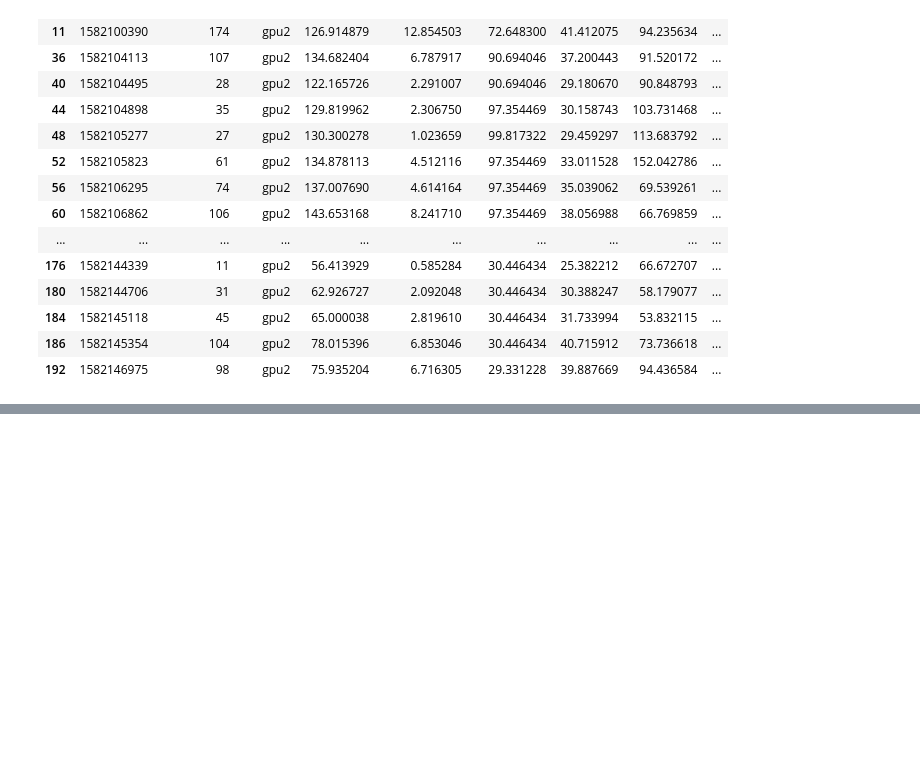
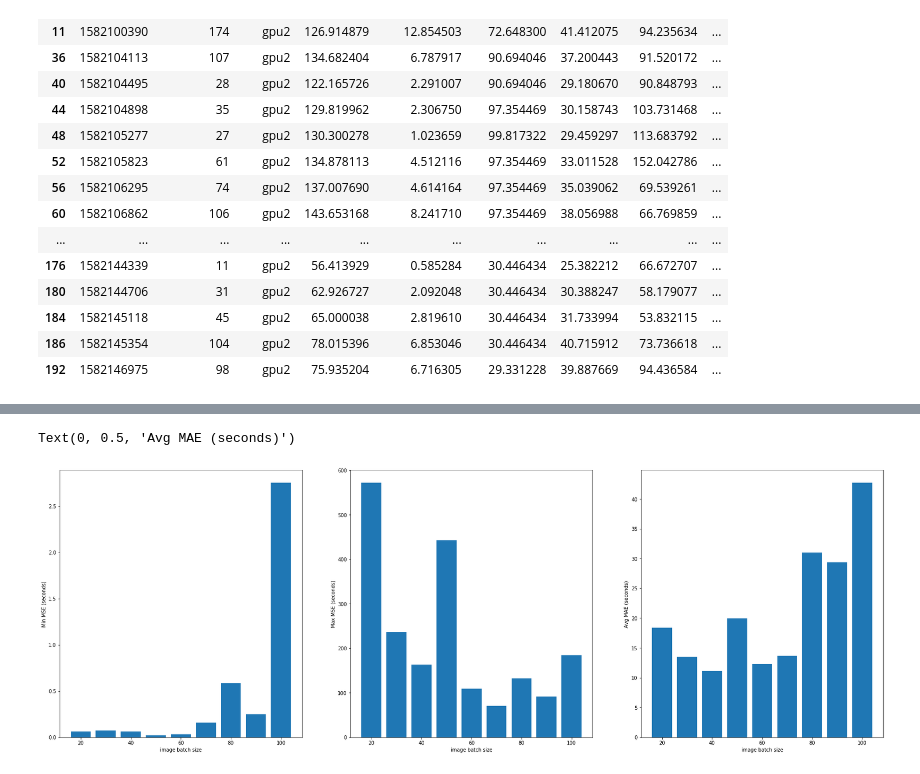
Before and after one commit to Heronalps/STOIC, a Jupyter notebook: jupyter/Scheduling Analysis.ipynb, the cells around one changed output, grey strips where cells are left out. Saved outputs shown, nothing was run; the diff lists cells and outputs as text; code cells hidden in the pictures; blank space fills up the shorter version.

```diff
--- a/jupyter/Scheduling Analysis.ipynb
+++ b/jupyter/Scheduling Analysis.ipynb
@@ -329,0 +769,24 @@ df_gpu2
+# %%
+fig= plt.figure(figsize=[30, 10])
+x = np.arange(9)
+
+ax1 = fig.add_subplot(131)
+ax1.bar(x, mae_min_arr)
+ax1.set_xticklabels(['0', '20', '40', '60', '80', '100', '120', '140', '160', '180'])
+ax1.set_xlabel("image batch size")
+ax1.set_ylabel("Min MSE (seconds)")
+
+ax2 = fig.add_subplot(132)
+ax2.bar(x, mae_max_arr)
+ax2.set_xticklabels(['0', '20', '40', '60', '80', '100', '120', '140', '160', '180'])
+ax2.set_xlabel("image batch size")
+ax2.set_ylabel("Max MSE (seconds)")
+
+ax3 = fig.add_subplot(133)
+ax3.bar(x, mae_avg_arr)
+ax3.set_xticklabels(['0', '20', '40', '60', '80', '100', '120', '140', '160', '180'])
+ax3.set_xlabel("image batch size")
+ax3.set_ylabel("Avg MAE (seconds)")
+# %% [output]
+Text(0, 0.5, 'Avg MAE (seconds)')
+[figure, added]
```
Also changed, not shown: parts of 24 cells of this notebook, 9 other files.
